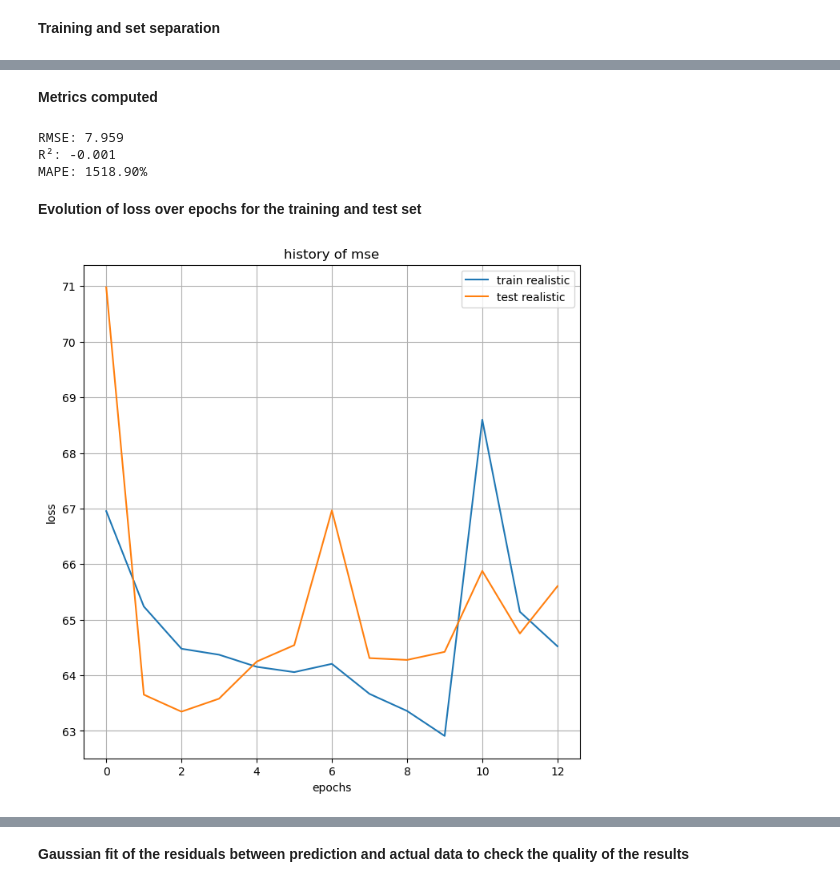
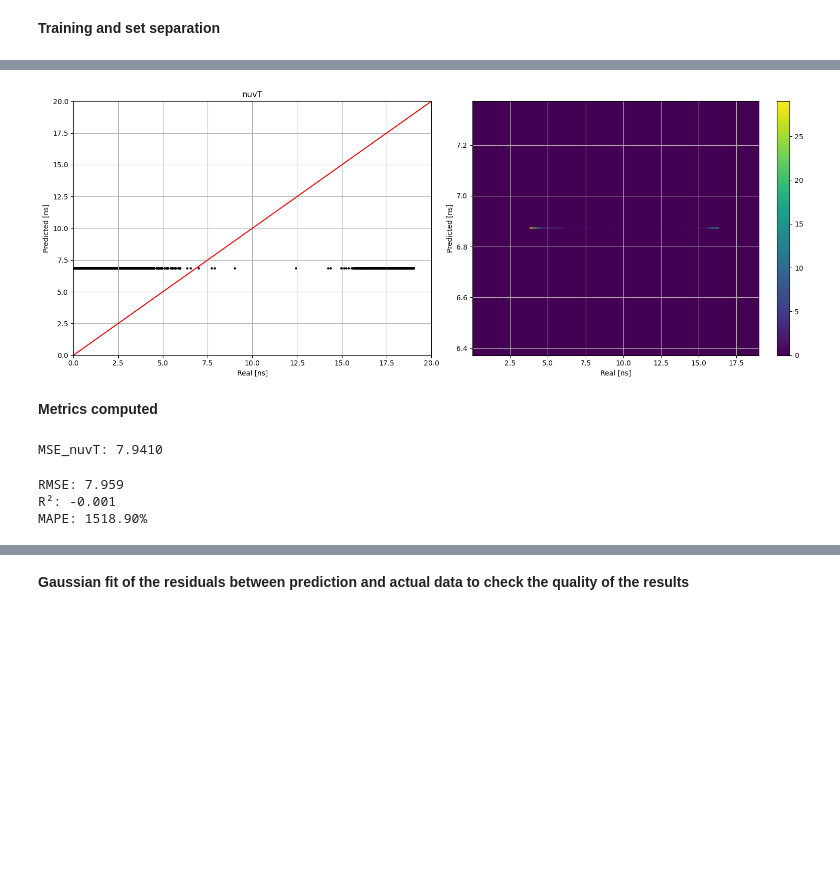
Before and after one commit to CIEMAT-Neutrino/AI_nuvT, a Jupyter notebook: 5_Regression_time_NN.ipynb, the cells around one changed output, grey strips where cells are left out. Cells and saved outputs as stored; diff of their text form; code cells hidden in the pictures; blank space fills up the shorter version.

```diff
--- a/5_Regression_time_NN.ipynb
+++ b/5_Regression_time_NN.ipynb
@@ -115,5 +329,50 @@ Epoch 13/30
+# %%
+# Initialize a copy of the scaled combined data
+y_pred_inverse= np.copy(y_pred)
+y_test_inverse= np.copy(y_test)
+
+y_pred_inverse = scaler.inverse_transform(y_pred)
+y_test_inverse= scaler.inverse_transform(y_test)
+# %%
+import matplotlib.pyplot as plt
+
+# Assuming y_test_inverse and y_pred_inverse are numpy arrays
+fig, axs = plt.subplots(1, 2, figsize=(16, 6))
+
+# Scatter plot
+axs[0].scatter(y_test_inverse, y_pred_inverse, color="black",s=5)
+axs[0].grid()
+axs[0].plot([0, 20], [0, 20], color="r")
+axs[0].set_xlim([0, 20])
+axs[0].set_ylim([0, 20])
+axs[0].set_ylabel('Predicted [ns]')
+axs[0].set_xlabel('Real [ns]')
+
+# 2D Histogram
+im0 = axs[1].hist2d(y_test_inverse.flatten(), y_pred_inverse.flatten(), bins=(100, 300), cmap='viridis', cmax=30)
+fig.colorbar(im0[3], ax=axs[1])
+axs[1].grid()
+#axs[1].plot([0, 20], [0, 20], 'r')
+#axs[1].set_xlim([0, 20])
+#axs[1].set_ylim([0, 20])
+axs[1].set_ylabel('Predicted [ns]')
+axs[1].set_xlabel('Real [ns]')
+axs[1].set_facecolor('#440154')
+
+# Adjust layout and show the plot
+fig.title('Real vs Predicted nu interaction time')
+fig.tight_layout()
+plt.show()
+#plt.savefig('/tmp/your_image.png', dpi=300)
+# %% [output]
+[figure, added]
 # %% [markdown]
 **Metrics computed**
+# %%
+testScoreMSE_nuvT = mean_squared_error(y_test_inverse, y_pred_inverse)
+print('MSE_nuvT: %.4f' % np.sqrt((testScoreMSE_nuvT)))
+# %% [output]
+MSE_nuvT: 7.9410
 # %%
 def mean_absolute_percentage_error(y_true, y_pred):
     y_true, y_pred = np.array(y_true), np.array(y_pred)
@@ -130,22 +389,3 @@ print('MAPE: %.2f%%' % mape)
 RMSE: 7.959
 R²: -0.001
 MAPE: 1518.90%
-# %% [markdown]
-**Evolution of loss over epochs for the training and test set**
-# %%
-plt.figure(1, figsize=(8,8))
-plt.plot(history_t_compressed_4comp.history['mse'])
-plt.plot(history_t_compressed_4comp.history['val_mse'])
-#plt.plot(history_t_compressed_visvuv.history['mse'])
-#plt.plot(history_t_compressed_visvuv.history['val_mse'])
-
-#plt.yscale("log")
-plt.title('history of mse')
-plt.ylabel('loss')
-plt.xlabel('epochs')
-plt.grid()
-plt.legend(['train realistic', 'test realistic', 'train compressed', 'test compressed'], loc='upper right')
-#plt.ylim(10**4,2*10**6)
-plt.show()
-# %% [output]
-[figure, removed]
```
Also changed, not shown: parts of 25 cells of this notebook, 5 other files.
